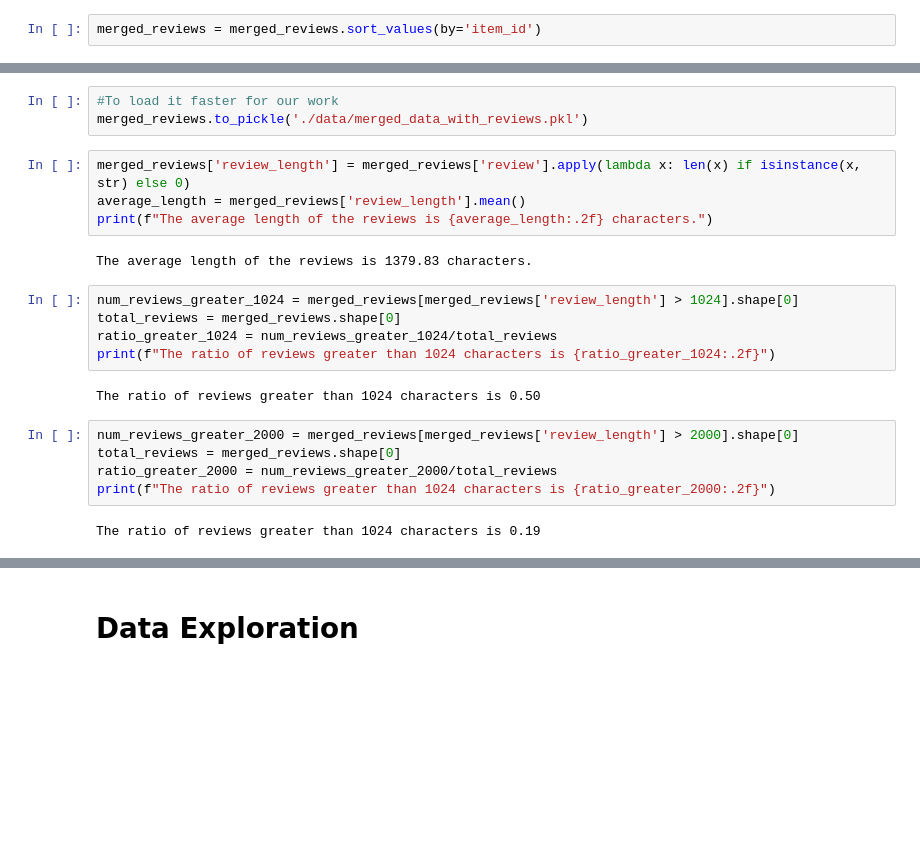
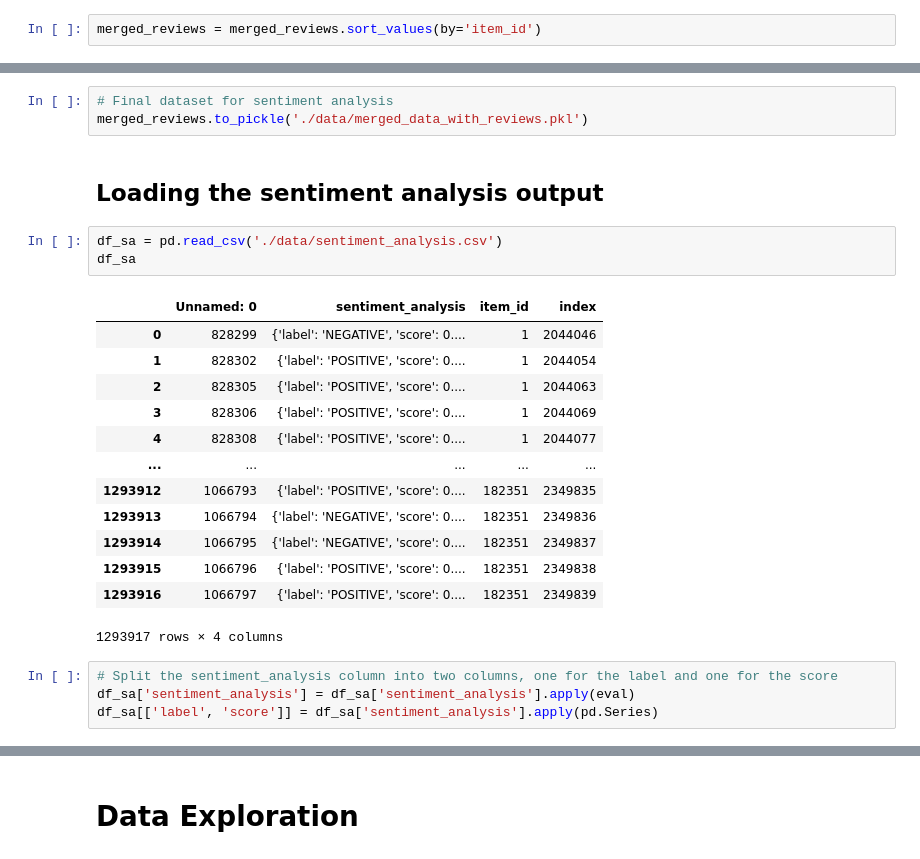
Before and after one commit to epfl-ada/ada-2024-project-gear5, a Jupyter notebook: data_exploration.ipynb, the cells around one changed output, grey strips where cells are left out. Cells and saved outputs as stored; diff of their text form; blank space fills up the shorter version.

```diff
--- a/data_exploration.ipynb
+++ b/data_exploration.ipynb
@@ -461,23 +462,26 @@ merged_reviews
 # %%
-#To load it faster for our work
+# Final dataset for sentiment analysis
 merged_reviews.to_pickle('./data/merged_data_with_reviews.pkl')
-# %%
-merged_reviews['review_length'] = merged_reviews['review'].apply(lambda x: len(x) if isinstance(x, str) else 0)
-average_length = merged_reviews['review_length'].mean()
-print(f"The average length of the reviews is {average_length:.2f} characters.")
-# %% [output]
-The average length of the reviews is 1379.83 characters.
-# %%
-num_reviews_greater_1024 = merged_reviews[merged_reviews['review_length'] > 1024].shape[0]
-total_reviews = merged_reviews.shape[0]
-ratio_greater_1024 = num_reviews_greater_1024/total_reviews
-print(f"The ratio of reviews greater than 1024 characters is {ratio_greater_1024:.2f}")
-# %% [output]
-The ratio of reviews greater than 1024 characters is 0.50
-# %%
-num_reviews_greater_2000 = merged_reviews[merged_reviews['review_length'] > 2000].shape[0]
-total_reviews = merged_reviews.shape[0]
-ratio_greater_2000 = num_reviews_greater_2000/total_reviews
-print(f"The ratio of reviews greater than 1024 characters is {ratio_greater_2000:.2f}")
-# %% [output]
-The ratio of reviews greater than 1024 characters is 0.19
+# %% [markdown]
+## Loading the sentiment analysis output
+# %%
+df_sa = pd.read_csv('./data/sentiment_analysis.csv')
+df_sa
+# %% [output]
+|  | Unnamed: 0 | sentiment_analysis | item_id | index |
+| 0 | 828299 | {'label': 'NEGATIVE', 'score': 0.... | 1 | 2044046 |
+| 1 | 828302 | {'label': 'POSITIVE', 'score': 0.... | 1 | 2044054 |
+| 2 | 828305 | {'label': 'POSITIVE', 'score': 0.... | 1 | 2044063 |
+| 3 | 828306 | {'label': 'POSITIVE', 'score': 0.... | 1 | 2044069 |
+| 4 | 828308 | {'label': 'POSITIVE', 'score': 0.... | 1 | 2044077 |
+| ... | ... | ... | ... | ... |
+| 1293912 | 1066793 | {'label': 'POSITIVE', 'score': 0.... | 182351 | 2349835 |
+| 1293913 | 1066794 | {'label': 'NEGATIVE', 'score': 0.... | 182351 | 2349836 |
+| 1293914 | 1066795 | {'label': 'NEGATIVE', 'score': 0.... | 182351 | 2349837 |
+| 1293915 | 1066796 | {'label': 'POSITIVE', 'score': 0.... | 182351 | 2349838 |
+| 1293916 | 1066797 | {'label': 'POSITIVE', 'score': 0.... | 182351 | 2349839 |
+1293917 rows × 4 columns
+# %%
+# Split the sentiment_analysis column into two columns, one for the label and one for the score
+df_sa['sentiment_analysis'] = df_sa['sentiment_analysis'].apply(eval)
+df_sa[['label', 'score']] = df_sa['sentiment_analysis'].apply(pd.Series)
```
Also changed, not shown: parts of 36 cells of this notebook.
